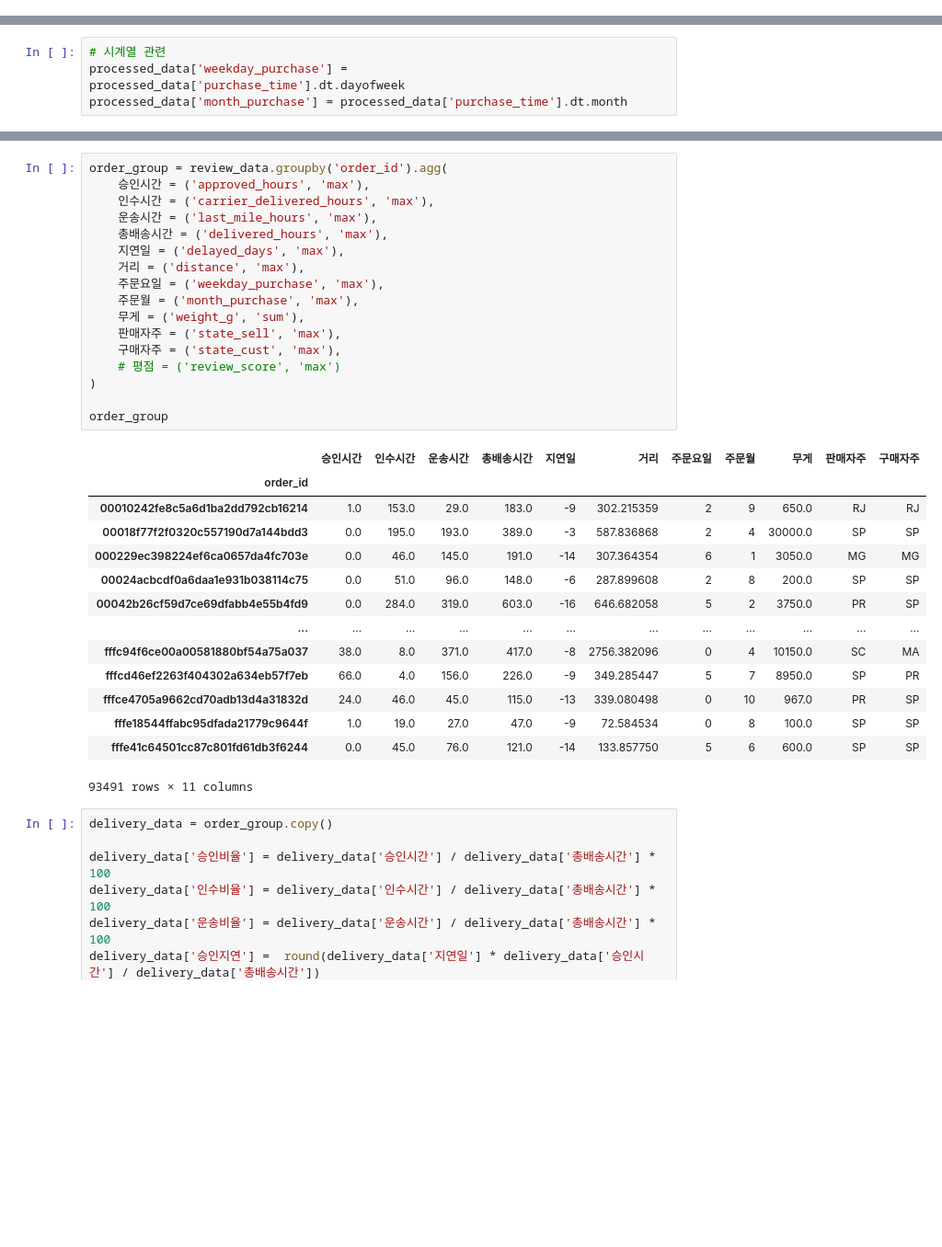
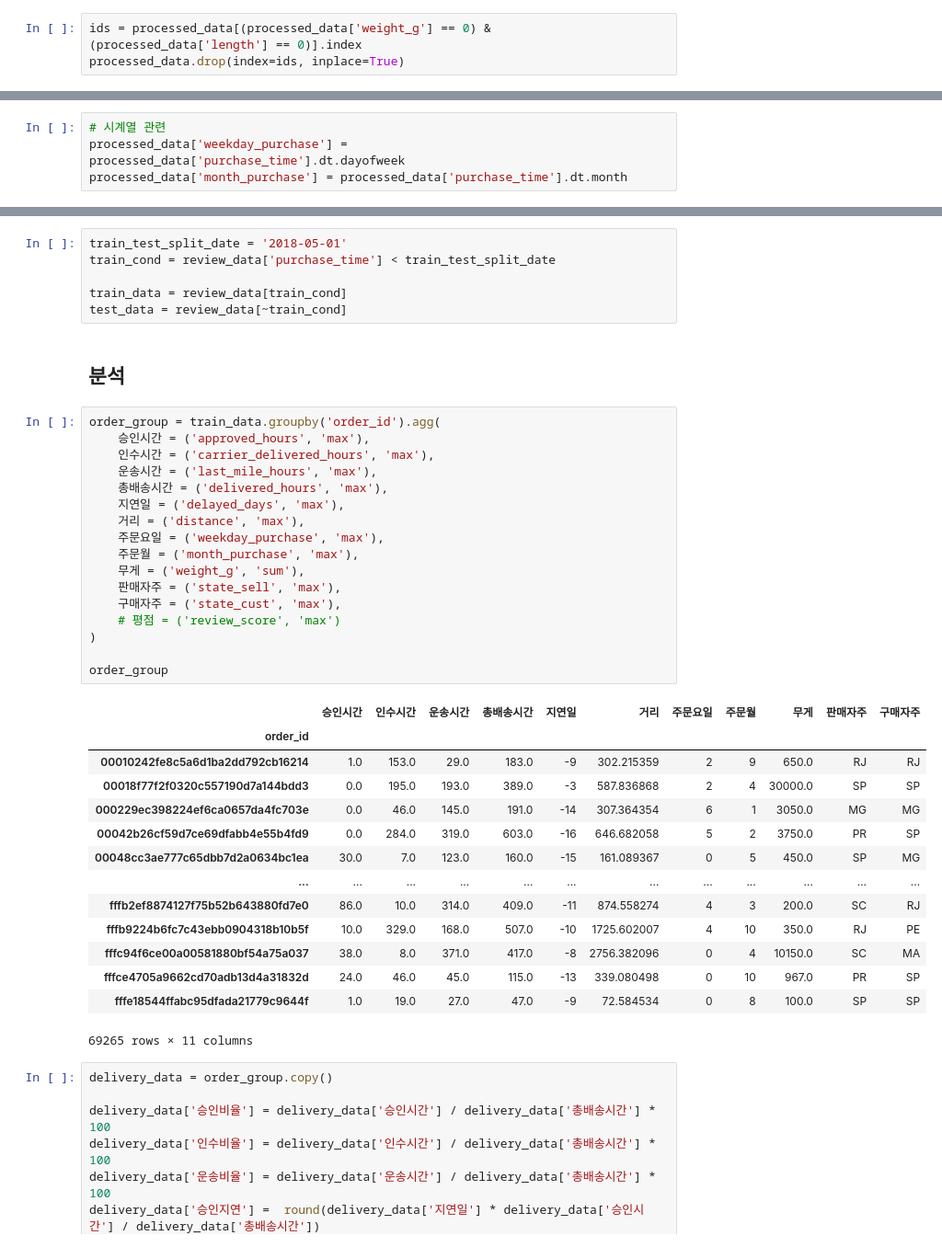
Before and after one commit to Olist-Data-Analysis/Project2, a Jupyter notebook: notebooks/delivery_time.ipynb, the cells around one changed output, grey strips where cells are left out. Shown at 92% size. Saved outputs shown, nothing was run; the diff lists cells and outputs as text; blank space fills up the shorter version.

```diff
--- a/notebooks/delivery_time.ipynb
+++ b/notebooks/delivery_time.ipynb
@@ -91,6 +91,9 @@ processed_data
 | 100699 | e31ec91cea1ecf97797787471f98a8c2 | 1 | 711.07 | f819f0c84a64f02d3a5606ca95edd272 | 1 | 패션·의류 | 5.0 | 689.00 | ... |
 | 100700 | 28db69209a75e59f20ccbb5c36a20b90 | 1 | 21.77 | 017692475c1c954ff597feda05131d73 | 1 | 건강·뷰티 | 5.0 | 13.99 | ... |
 100701 rows × 35 columns
+# %%
+ids = processed_data[(processed_data['weight_g'] == 0) & (processed_data['length'] == 0)].index
+processed_data.drop(index=ids, inplace=True)
 # %%
 grouped = processed_data.drop_duplicates('order_id').groupby('customer_unique_id', as_index=False).agg(cnt_order=('order_id', 'nunique'))
 repurchase_cond = grouped['cnt_order'] > 1
@@ -152,37 +140,45 @@ Data columns (total 43 columns):
 dtypes: datetime64[ns](5), float64(16), int32(2), int64(9), object(11)
 memory usage: 32.7+ MB
+# %%
+train_test_split_date = '2018-05-01'
+train_cond = review_data['purchase_time'] < train_test_split_date
+
+train_data = review_data[train_cond]
+test_data = review_data[~train_cond]
+# %% [markdown]
+## 분석
 # %%
-order_group = review_data.groupby('order_id').agg(
+order_group = train_data.groupby('order_id').agg(
     승인시간 = ('approved_hours', 'max'),
     인수시간 = ('carrier_delivered_hours', 'max'),
     운송시간 = ('last_mile_hours', 'max'),
     총배송시간 = ('delivered_hours', 'max'),
     지연일 = ('delayed_days', 'max'),
     거리 = ('distance', 'max'),
     주문요일 = ('weekday_purchase', 'max'),
     주문월 = ('month_purchase', 'max'),
     무게 = ('weight_g', 'sum'),
     판매자주 = ('state_sell', 'max'),
     구매자주 = ('state_cust', 'max'),
     # 평점 = ('review_score', 'max')
 )
 
 order_group
 # %% [output]
 |  | 승인시간 | 인수시간 | 운송시간 | 총배송시간 | 지연일 | 거리 | 주문요일 | 주문월 | 무게 | 판매자주 | 구매자주 |
 | order_id |  |  |  |  |  |  |  |  |  |  |  |
 | 00010242fe8c5a6d1ba2dd792cb16214 | 1.0 | 153.0 | 29.0 | 183.0 | -9 | 302.215359 | 2 | 9 | 650.0 | RJ | RJ |
 | 00018f77f2f0320c557190d7a144bdd3 | 0.0 | 195.0 | 193.0 | 389.0 | -3 | 587.836868 | 2 | 4 | 30000.0 | SP | SP |
 | 000229ec398224ef6ca0657da4fc703e | 0.0 | 46.0 | 145.0 | 191.0 | -14 | 307.364354 | 6 | 1 | 3050.0 | MG | MG |
-| 00024acbcdf0a6daa1e931b038114c75 | 0.0 | 51.0 | 96.0 | 148.0 | -6 | 287.899608 | 2 | 8 | 200.0 | SP | SP |
 | 00042b26cf59d7ce69dfabb4e55b4fd9 | 0.0 | 284.0 | 319.0 | 603.0 | -16 | 646.682058 | 5 | 2 | 3750.0 | PR | SP |
+| 00048cc3ae777c65dbb7d2a0634bc1ea | 30.0 | 7.0 | 123.0 | 160.0 | -15 | 161.089367 | 0 | 5 | 450.0 | SP | MG |
 | ... | ... | ... | ... | ... | ... | ... | ... | ... | ... | ... | ... |
+| fffb2ef8874127f75b52b643880fd7e0 | 86.0 | 10.0 | 314.0 | 409.0 | -11 | 874.558274 | 4 | 3 | 200.0 | SC | RJ |
+| fffb9224b6fc7c43ebb0904318b10b5f | 10.0 | 329.0 | 168.0 | 507.0 | -10 | 1725.602007 | 4 | 10 | 350.0 | RJ | PE |
 | fffc94f6ce00a00581880bf54a75a037 | 38.0 | 8.0 | 371.0 | 417.0 | -8 | 2756.382096 | 0 | 4 | 10150.0 | SC | MA |
-| fffcd46ef2263f404302a634eb57f7eb | 66.0 | 4.0 | 156.0 | 226.0 | -9 | 349.285447 | 5 | 7 | 8950.0 | SP | PR |
 | fffce4705a9662cd70adb13d4a31832d | 24.0 | 46.0 | 45.0 | 115.0 | -13 | 339.080498 | 0 | 10 | 967.0 | PR | SP |
 | fffe18544ffabc95dfada21779c9644f | 1.0 | 19.0 | 27.0 | 47.0 | -9 | 72.584534 | 0 | 8 | 100.0 | SP | SP |
-| fffe41c64501cc87c801fd61db3f6244 | 0.0 | 45.0 | 76.0 | 121.0 | -14 | 133.857750 | 5 | 6 | 600.0 | SP | SP |
-93491 rows × 11 columns
+69265 rows × 11 columns
 # %%
 delivery_data = order_group.copy()
 
```
Also changed, not shown: parts of 38 cells of this notebook, 6 other files.
